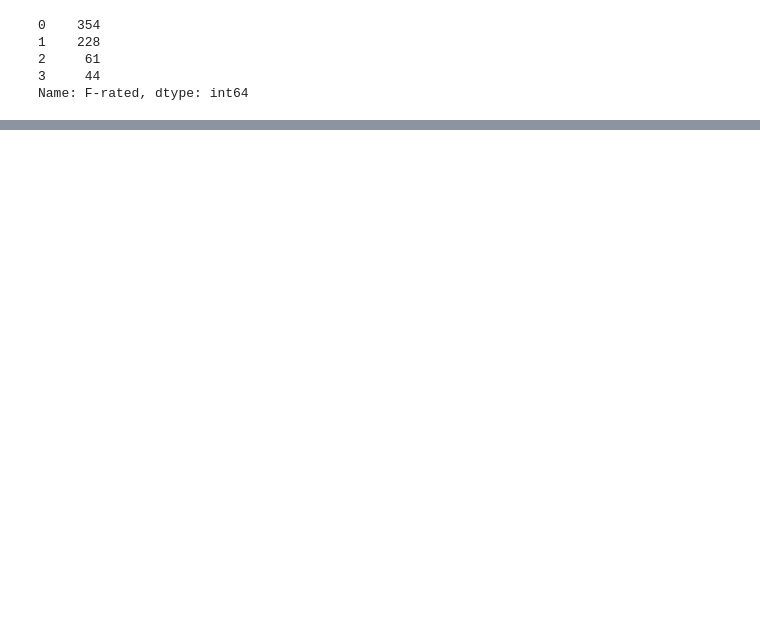
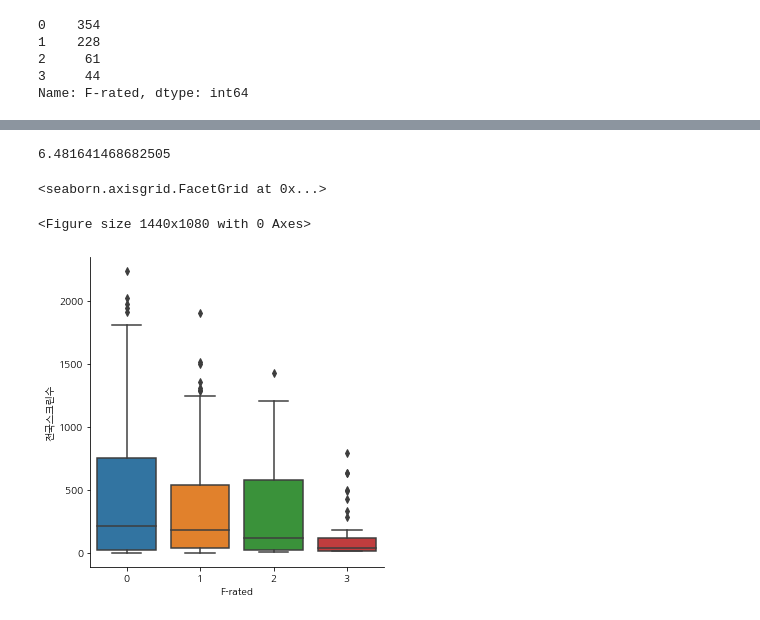
Before and after one commit to kim4pb/Female-led-Korean-Films, a Jupyter notebook: 03.ButterKnife/Analysis.ipynb, the cells around one changed output, grey strips where cells are left out. Saved outputs shown, nothing was run; the diff lists cells and outputs as text; code cells hidden in the pictures; blank space fills up the shorter version.

```diff
--- a/03.ButterKnife/Analysis.ipynb
+++ b/03.ButterKnife/Analysis.ipynb
@@ -132,0 +215,12 @@ df.groupby('F-rated')['스크린수 대비 관객수'].mean()
+# %%
+# 중간값 비교
+screen_des.iloc[0,-2] / screen_des.iloc[3,-2]
+# %% [output]
+6.481641468682505
+# %%
+plt.figure(figsize=[20,15])
+sns.catplot(x='F-rated', y='전국스크린수', data=df, kind='box')
+# %% [output]
+<seaborn.axisgrid.FacetGrid at 0x...>
+<Figure size 1440x1080 with 0 Axes>
+[figure, added]
```
Also changed, not shown: parts of 42 cells of this notebook.
